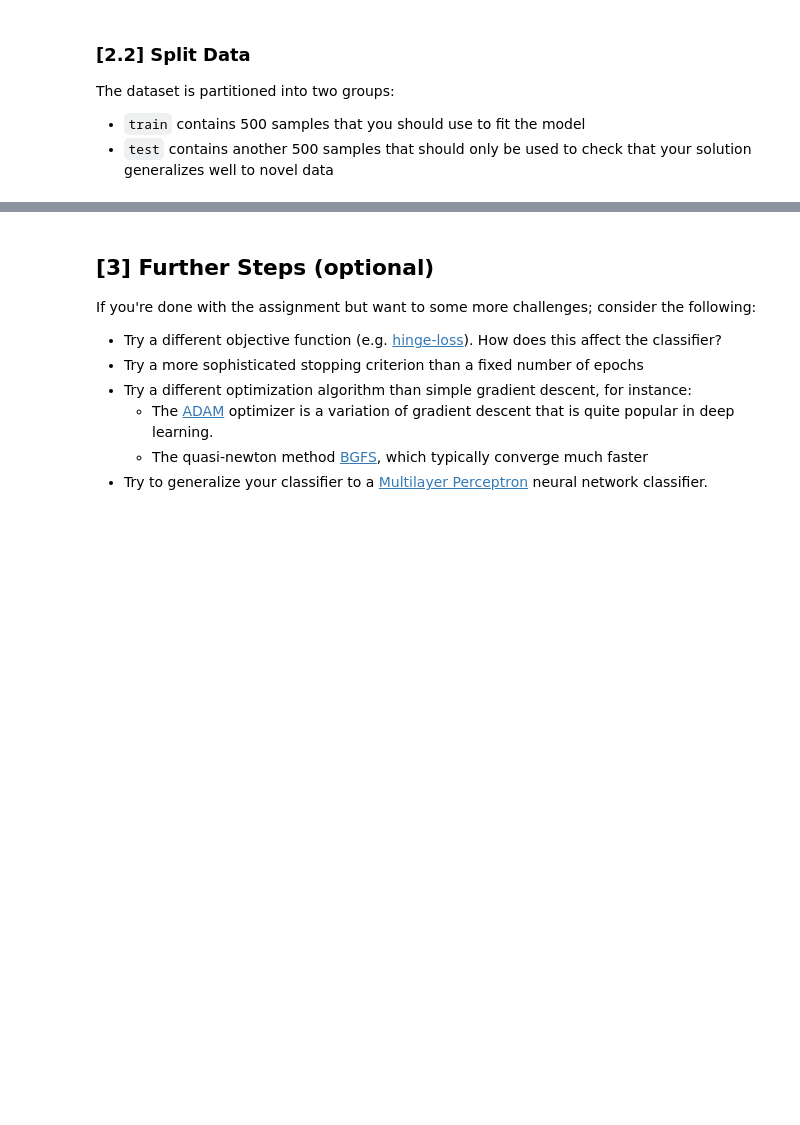
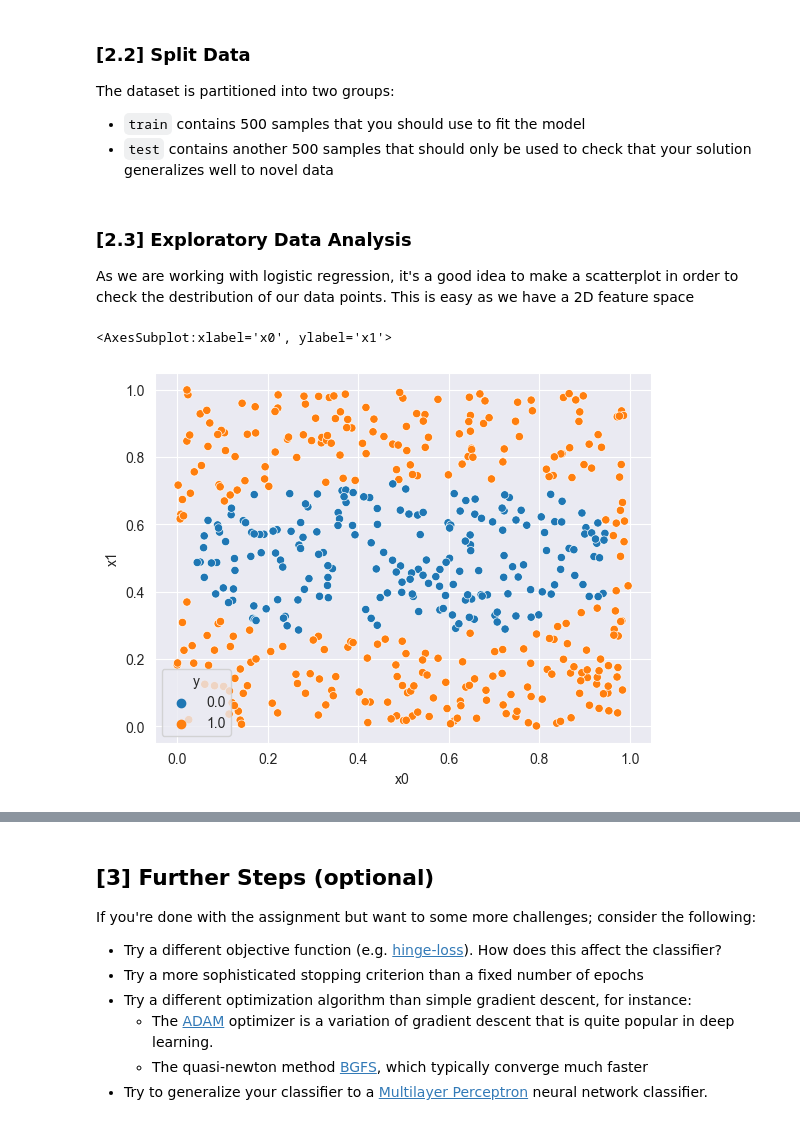
Before and after one commit to wiedersehne/TDT-4173-2023-task-1, a Jupyter notebook: logistic_regression/experiment.ipynb, the cells around one changed output, grey strips where cells are left out. Cells and saved outputs as stored; diff of their text form; code cells hidden in the pictures; blank space fills up the shorter version.

Commit message:
finish logistic regression with feature engineering on data_2

```diff
--- a/logistic_regression/experiment.ipynb
+++ b/logistic_regression/experiment.ipynb
@@ -144,3 +155,11 @@ data_2_test = data_2.query('split == "test"')
 # Partition data into independent (features) and depended (targets) variables
 X_train, y_train = data_2_train[['x0', 'x1']], data_2_train['y']
 X_test, y_test = data_2_test[['x0', 'x1']], data_2_test['y']
+# %% [markdown]
+### [2.3] Exploratory Data Analysis
+As we are working with logistic regression, it's a good idea to make a scatterplot in order to check the destribution of our data points. This is easy as we have a 2D feature space
+# %%
+sns.scatterplot(x = "x0", y = "x1", hue = "y", data = data_2_train)
+# %% [output]
+<AxesSubplot:xlabel='x0', ylabel='x1'>
+[figure, added]
```
Also changed, not shown: parts of 14 cells of this notebook.
